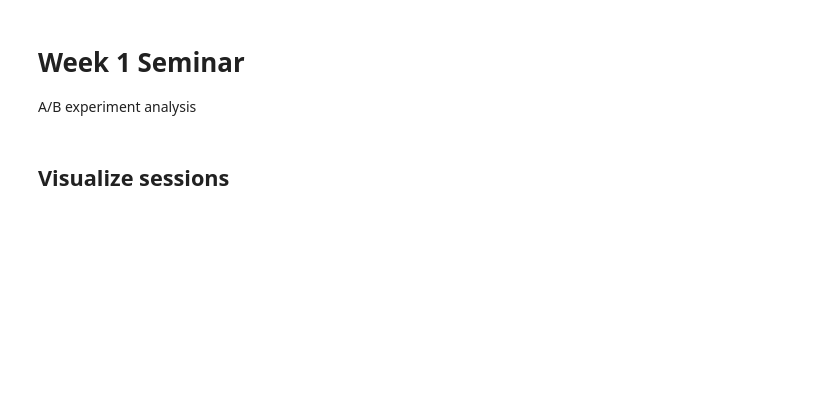
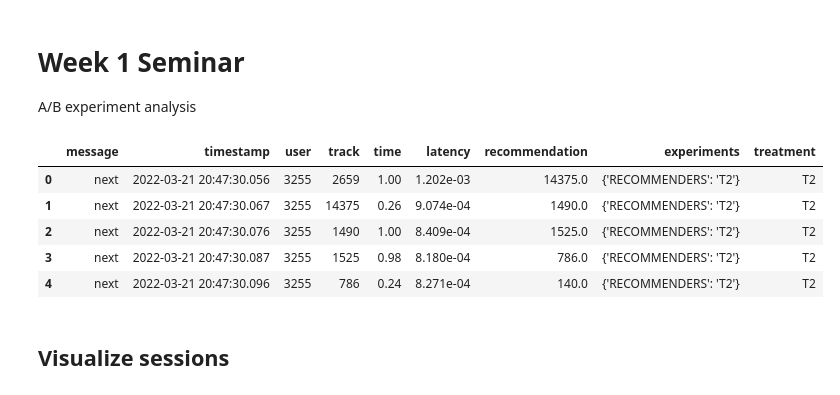
Before and after one commit to marychatte/Botify, a Jupyter notebook: jupyter/Week1Seminar.ipynb, the cells around one changed output. Drawn from its saved outputs; the diff is of its cells as text; code cells hidden in the pictures; blank space fills up the shorter version.

```diff
--- a/jupyter/Week1Seminar.ipynb
+++ b/jupyter/Week1Seminar.ipynb
@@ -19,6 +19,19 @@ experiment = "RECOMMENDERS"
 # %%
 data = pd.read_json("/Users/n.anokhin/Desktop/data.json", lines=True)
 data["treatment"] = data["experiments"].map(lambda experiments: experiments[experiment])
+# %%
+# T1 - CONTEXTUAL
+# T2 - INDEXED
+# T3 - STICKY_ARTIST
+# C - RANDOM
+data.head()
+# %% [output]
+|  | message | timestamp | user | track | time | latency | recommendation | experiments | treatment |
+| 0 | next | 2022-03-21 20:47:30.056 | 3255 | 2659 | 1.00 | 1.202e-03 | 14375.0 | {'RECOMMENDERS': 'T2'} | T2 |
+| 1 | next | 2022-03-21 20:47:30.067 | 3255 | 14375 | 0.26 | 9.074e-04 | 1490.0 | {'RECOMMENDERS': 'T2'} | T2 |
+| 2 | next | 2022-03-21 20:47:30.076 | 3255 | 1490 | 1.00 | 8.409e-04 | 1525.0 | {'RECOMMENDERS': 'T2'} | T2 |
+| 3 | next | 2022-03-21 20:47:30.087 | 3255 | 1525 | 0.98 | 8.180e-04 | 786.0 | {'RECOMMENDERS': 'T2'} | T2 |
+| 4 | next | 2022-03-21 20:47:30.096 | 3255 | 786 | 0.24 | 8.271e-04 | 140.0 | {'RECOMMENDERS': 'T2'} | T2 |
 # %% [markdown]
 ## Visualize sessions
 # %%
```
Also changed, not shown: parts of 3 cells of this notebook.
